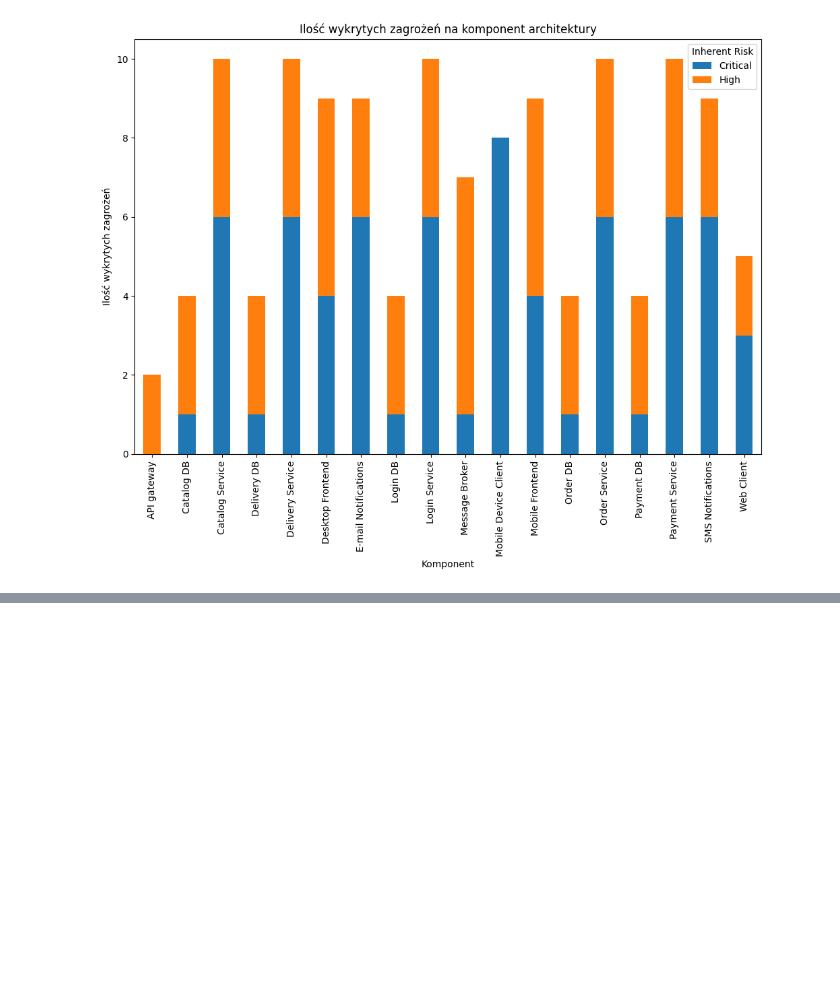
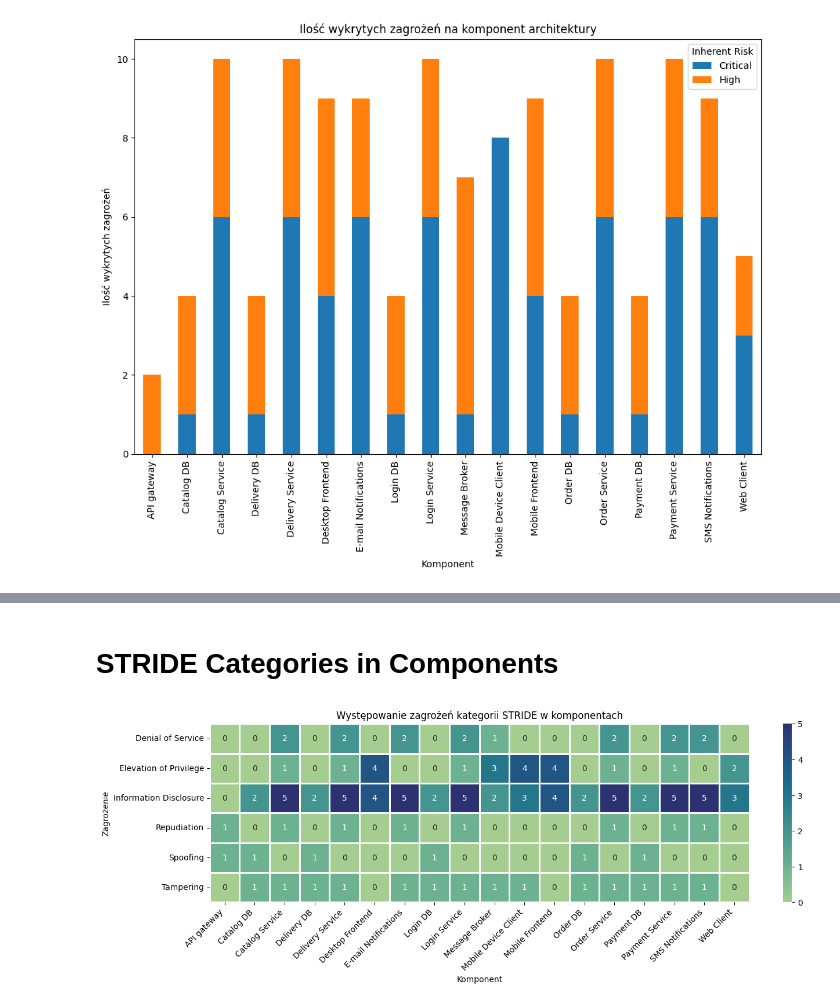
Before and after one commit to tomek-skrond/microservice-threat-modeling, a Jupyter notebook: IriusRisk/microservice/irius-threat-analysis.ipynb, the cells around one changed output, grey strips where cells are left out. Saved outputs shown, nothing was run; the diff lists cells and outputs as text; code cells hidden in the pictures; blank space fills up the shorter version.

```diff
--- a/IriusRisk/microservice/irius-threat-analysis.ipynb
+++ b/IriusRisk/microservice/irius-threat-analysis.ipynb
@@ -235,0 +169,13 @@ plt.show()
+# %% [markdown]
+# STRIDE Categories in Components
+# %%
+component_category_heatmap = df.groupby(['STRIDE Category','Component']).size().unstack(fill_value=0)
+plt.figure(figsize=(15, 4))
+sns.heatmap(component_category_heatmap, annot=True,linewidth=1,cmap="crest")
+plt.title('Występowanie zagrożeń kategorii STRIDE w komponentach')
+plt.xlabel('Komponent')
+plt.ylabel('Zagrożenie')
+plt.xticks(rotation=45,ha="right")
+plt.show()
+# %% [output]
+[figure, added]
```
Also changed, not shown: parts of 18 cells of this notebook, 15 other files.
